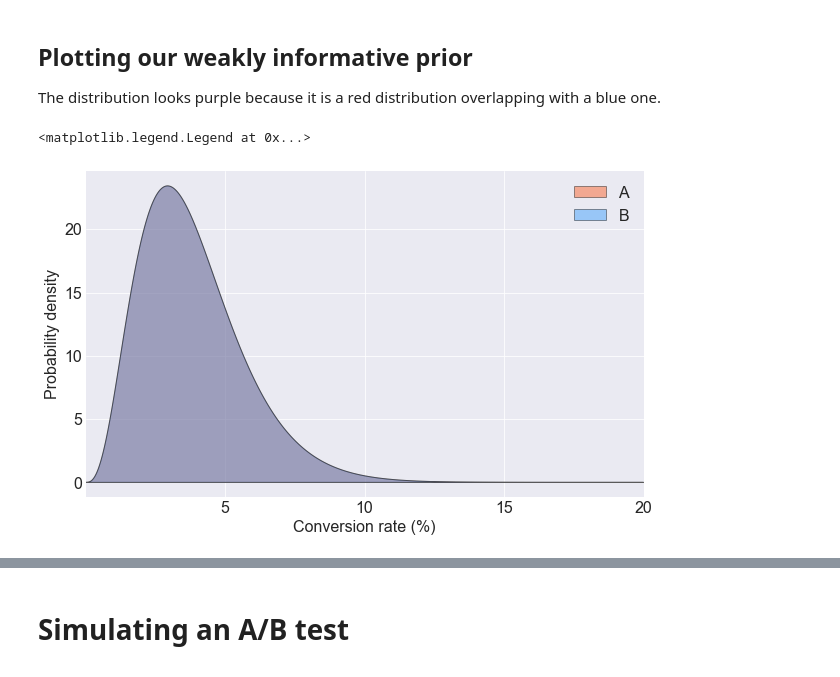
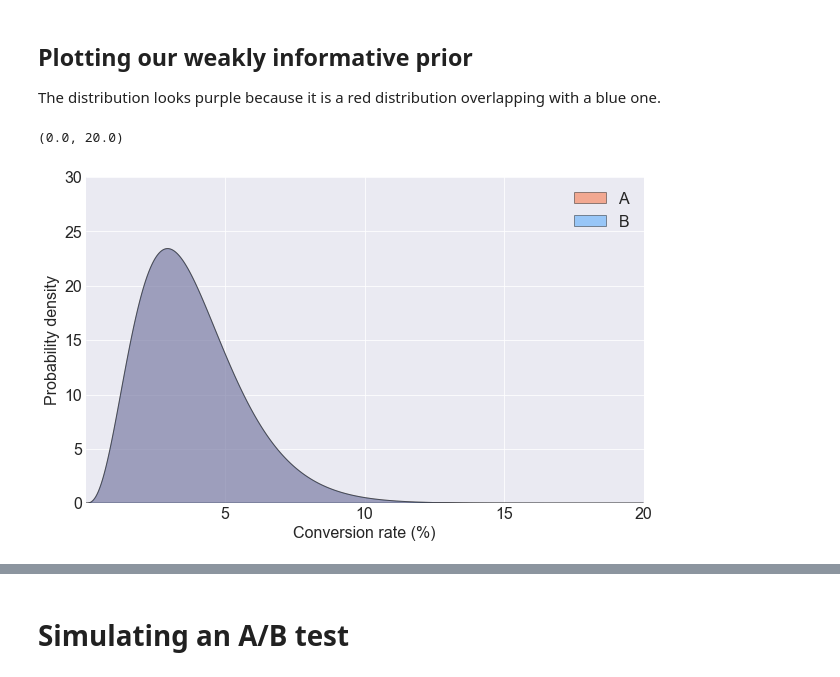
Before and after one commit to tbuffington7/valuable-AB-testing, a Jupyter notebook: AB_testing_notebook.ipynb, the cells around one changed output, grey strips where cells are left out. Cells and saved outputs as stored; diff of their text form; code cells hidden in the pictures.

```diff
--- a/AB_testing_notebook.ipynb
+++ b/AB_testing_notebook.ipynb
@@ -22,7 +22,9 @@ The distribution looks purple because it is a red distribution overlapping with
 # %%
 A.plot_conversion_dist('orangered')
 B.plot_conversion_dist('dodgerblue')
 plt.legend(['A', 'B'])
+plt.ylim(0,30)
+plt.xlim(0,20)
 # %% [output]
-<matplotlib.legend.Legend at 0x...>
+(0.0, 20.0)
-[figure, old version]
+[figure, new version]
```
Also changed, not shown: parts of 3 cells of this notebook.
